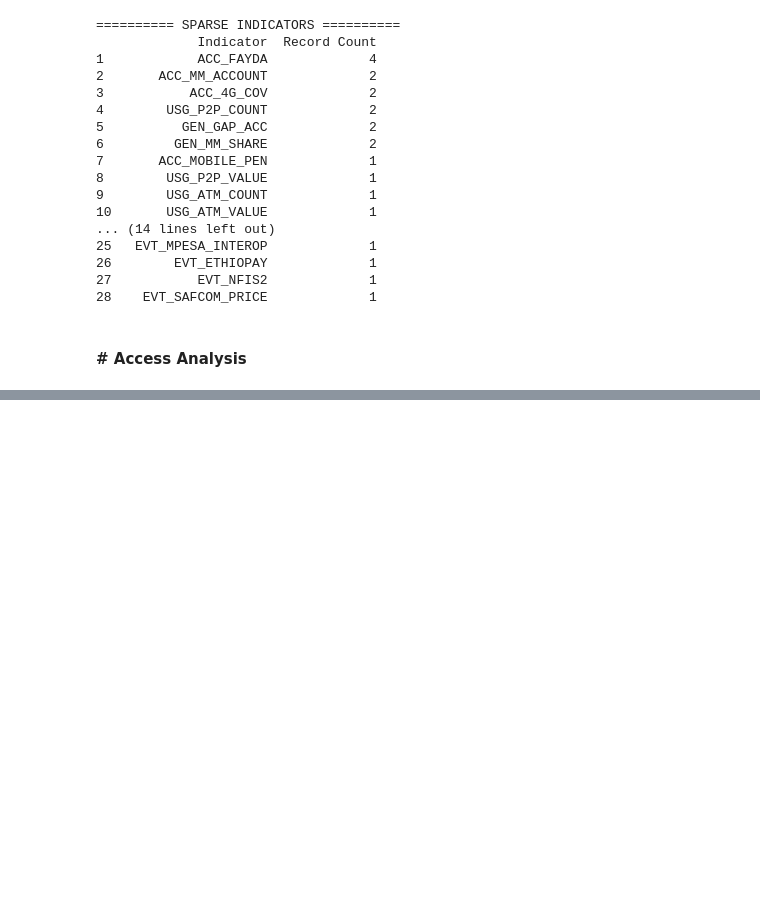
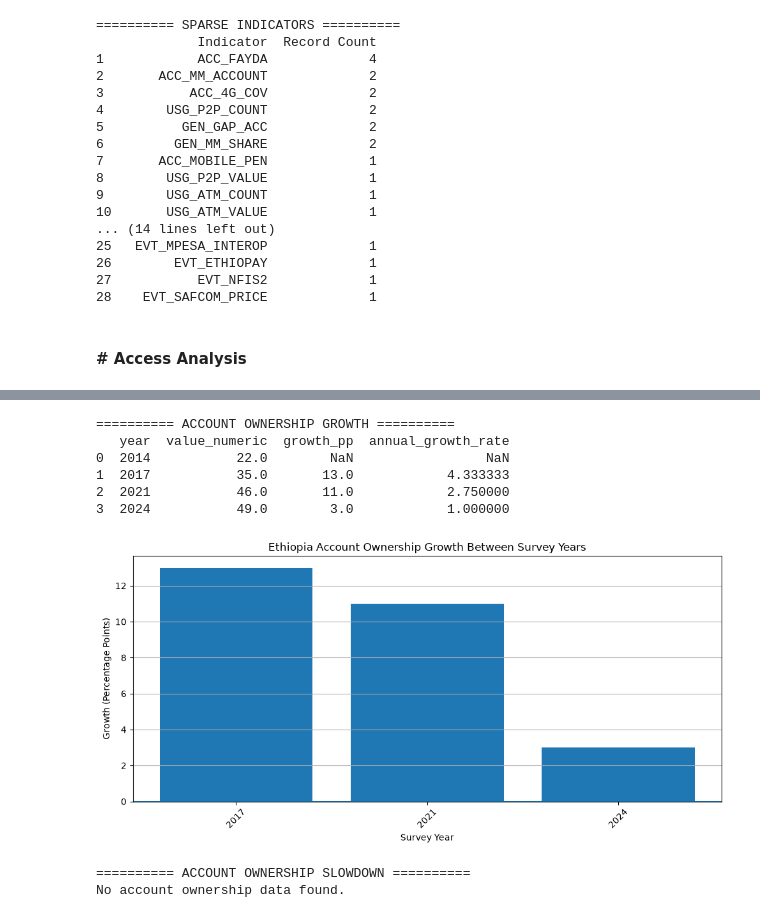
Before and after one commit to AyantuGeremew/ethiopia_fi_forecast, a Jupyter notebook: notebooks/main.ipynb, the cells around one changed output, grey strips where cells are left out. Cells and saved outputs as stored; diff of their text form; code cells hidden in the pictures; blank space fills up the shorter version.

```diff
--- a/notebooks/main.ipynb
+++ b/notebooks/main.ipynb
@@ -671,0 +684,17 @@ sparse = identify_sparse_indicators(df, threshold=5)
+# %%
+# Run growth analysis
+growth_results = calculate_account_growth_rates(account_trend)
+# %% [output]
+========== ACCOUNT OWNERSHIP GROWTH ==========
+   year  value_numeric  growth_pp  annual_growth_rate
+0  2014           22.0        NaN                 NaN
+1  2017           35.0       13.0            4.333333
+2  2021           46.0       11.0            2.750000
+3  2024           49.0        3.0            1.000000
+[figure, added]
+# %%
+# Analyze slowdown
+slowdown_result = analyze_2021_2024_slowdown(df)
+# %% [output]
+========== ACCOUNT OWNERSHIP SLOWDOWN ==========
+No account ownership data found.
```
Also changed, not shown: parts of 44 cells of this notebook, 4 other files.
